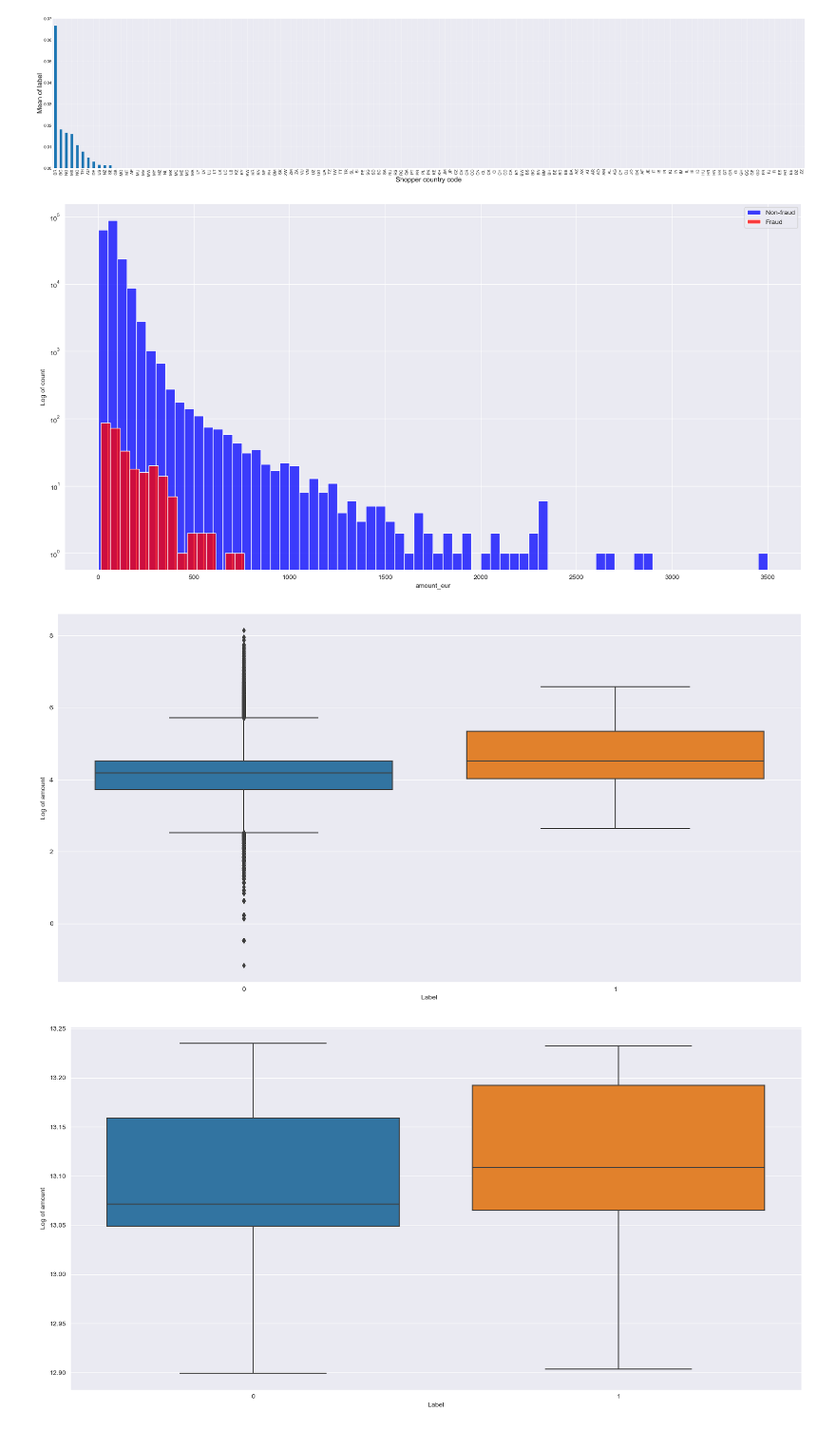
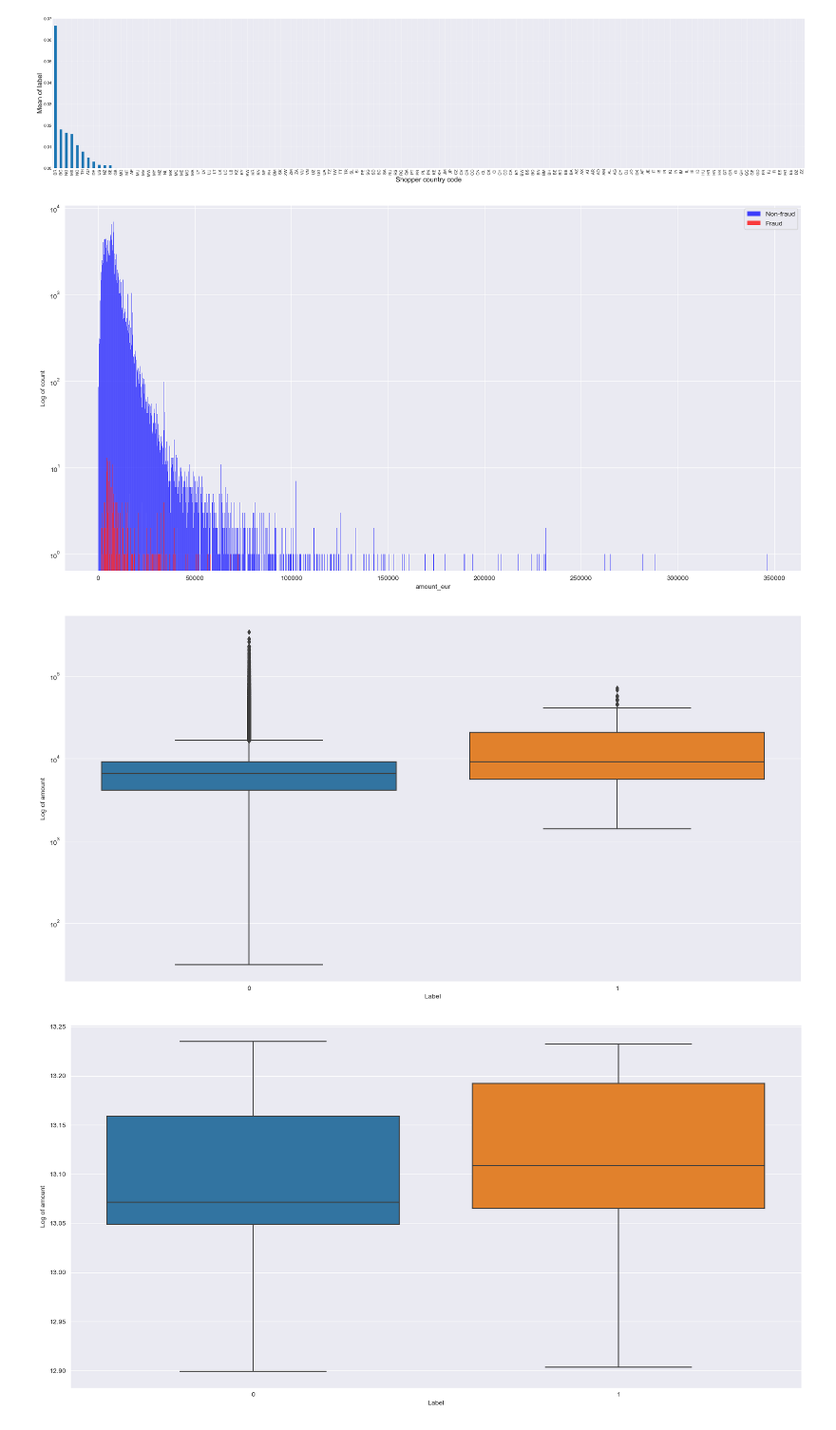
Before and after one commit to kbaran1998/CS4035-cyber-data, a Jupyter notebook: Lab1-2021.ipynb, the cells around one changed output. Shown: that part at 95% size. Drawn from its saved outputs; the diff is of its cells as text; code cells hidden in the pictures.

```diff
--- a/Lab1-2021.ipynb
+++ b/Lab1-2021.ipynb
@@ -89,8 +89,6 @@ df1.head()
 | 6 | GB | visadebit | 475127.0 | 5095.0 | GBP | GB | ... |
 # %%
 # Preprocessing steps, taken from the notebook provided on Brightspace
-
-#Prepare card id and ip id for plotting
 
 # 1.Card ID
 card_enc = LabelEncoder()
@@ -124,7 +122,7 @@ def conv(row):
                      "DKK": 7.4646, "CZK": 25.659, "HUF": 322.97, "GBP": 0.86248, "MXN": 21.2829, "KRW": 1308.01,
                      "ISK": 136.2, "SGD": 1.5263, "BRL": 4.405, "PLN": 4.2868, "INR": 78.0615, "RON": 4.7596,
                      "CNY": 7.5541, "SEK": 10.635}
-    return row['amount'] / (currency_dict[row['currencycode']]*100)
+    return row['amount'] / (currency_dict[row['currencycode']])
 
 # apply conv to df1
 
@@ -232,24 +230,25 @@ plt.show()
 # %%
 # Plot the distribution of the amount depending on the label
 df_amount_fraud = df1[df1['label'] == 1]['amount_eur']
 df_amount_non_fraud = df1[df1['label'] == 0]['amount_eur']
 plt.figure(figsize=(20, 10))
-sns.histplot(df_amount_non_fraud, color='blue', label='Non-fraud', log_scale=(False, True), binwidth=50)
-sns.histplot(df_amount_fraud, color='red', label='Fraud', log_scale=(False, True), binwidth=50)
+sns.histplot(df_amount_non_fraud, color='blue', label='Non-fraud', log_scale=(False, True), binwidth=200)
+sns.histplot(df_amount_fraud, color='red', label='Fraud', log_scale=(False, True), binwidth=200)
 plt.ylabel("Log of count")
 plt.legend()
 plt.show()
 # %% [output]
-[figure, old version]
+[figure, new version]
 # %%
 # Create a boxplot of the log of amount depending on the label
 plt.figure(figsize=(20, 10))
-sns.boxplot(x='label', y=np.log(df1['amount_eur']), data=df1)
+sns.boxplot(x='label', y=df1['amount_eur'], data=df1)
+plt.yscale('log')
 plt.ylabel("Log of amount")
 plt.xlabel("Label")
 plt.show()
 # %% [output]
-[figure, old version]
+[figure, new version]
 # %%
 # Create a boxplot of the log of amount depending on the label
 plt.figure(figsize=(20, 10))
```
Also changed, not shown: parts of 3 cells of this notebook.
